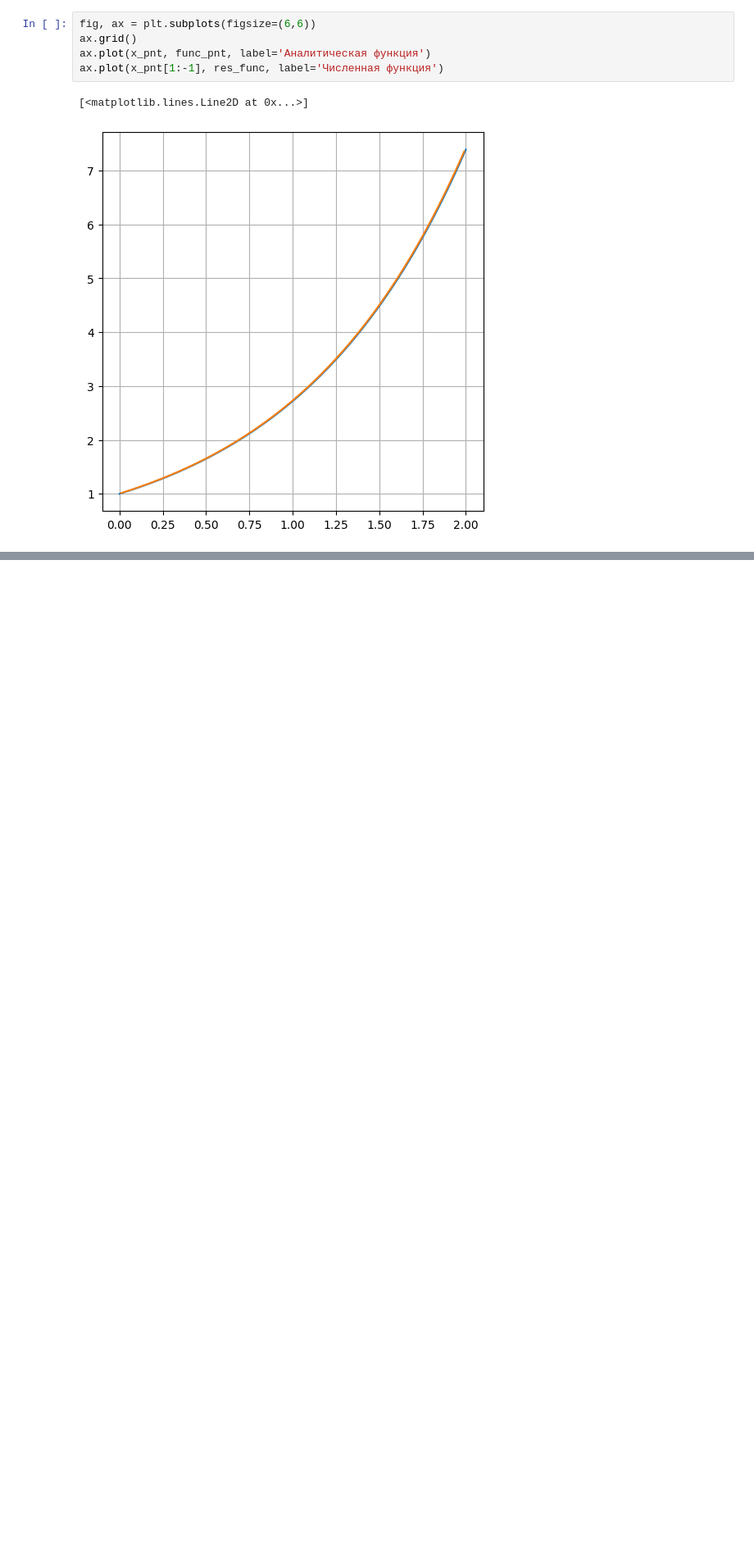
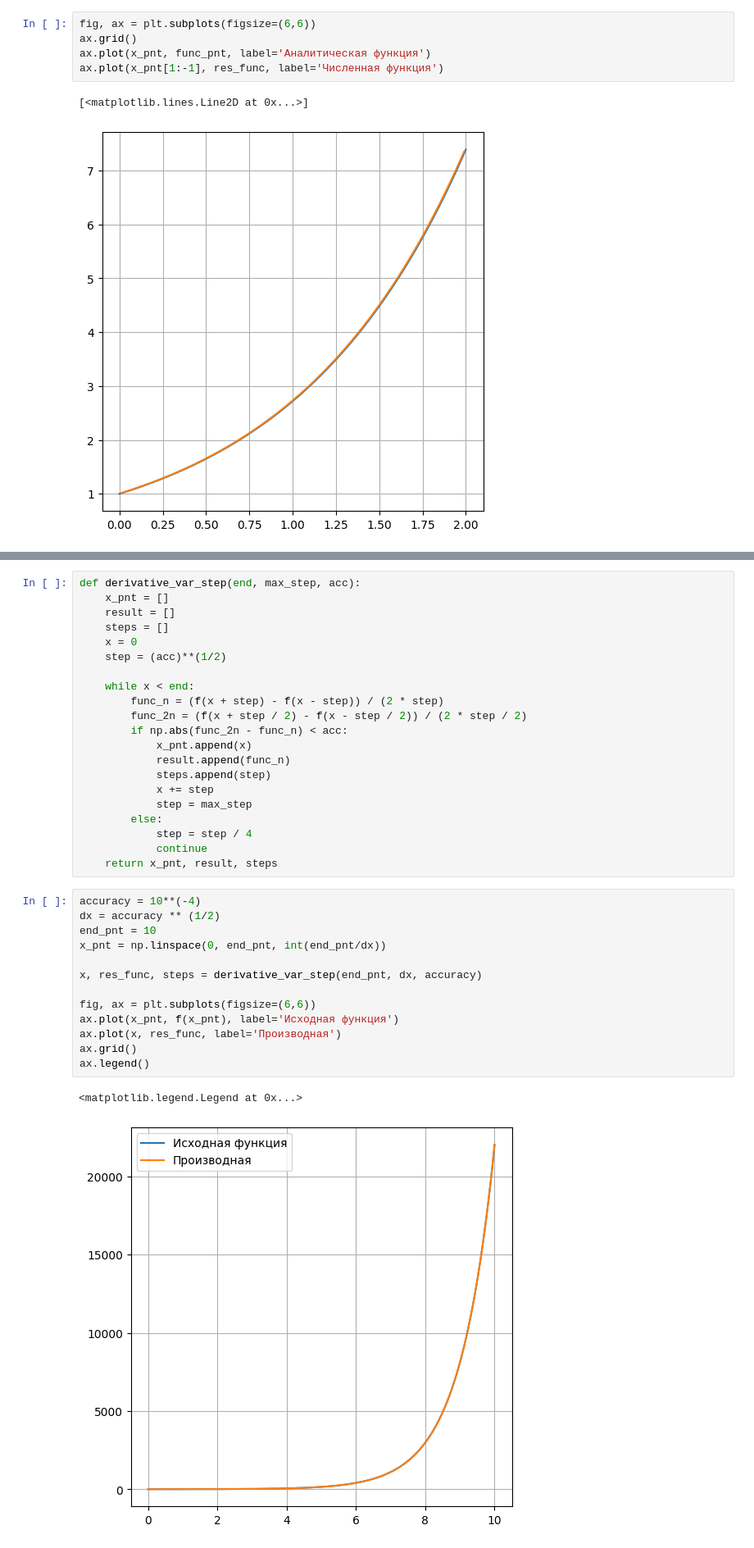
Before and after one commit to drgSURdread/numerical_solver, a Jupyter notebook: Справка/Дифференцирование.ipynb, the cells around one changed output, grey strips where cells are left out. Shown at 82% size. Saved outputs shown, nothing was run; the diff lists cells and outputs as text; blank space fills up the shorter version.

```diff
--- a/Справка/Дифференцирование.ipynb
+++ b/Справка/Дифференцирование.ipynb
@@ -60,0 +101,37 @@ ax.plot(x_pnt[1:-1], res_func, label='Численная функция')
+# %%
+def derivative_var_step(end, max_step, acc):
+    x_pnt = []
+    result = []
+    steps = []
+    x = 0
+    step = (acc)**(1/2)
+
+    while x < end:
+        func_n = (f(x + step) - f(x - step)) / (2 * step)
+        func_2n = (f(x + step / 2) - f(x - step / 2)) / (2 * step / 2)
+        if np.abs(func_2n - func_n) < acc:
+            x_pnt.append(x)
+            result.append(func_n)
+            steps.append(step)
+            x += step
+            step = max_step
+        else:
+            step = step / 4
+            continue
+    return x_pnt, result, steps
+# %%
+accuracy = 10**(-4)
+dx = accuracy ** (1/2)
+end_pnt = 10
+x_pnt = np.linspace(0, end_pnt, int(end_pnt/dx))
+
+x, res_func, steps = derivative_var_step(end_pnt, dx, accuracy)
+
+fig, ax = plt.subplots(figsize=(6,6))
+ax.plot(x_pnt, f(x_pnt), label='Исходная функция')
+ax.plot(x, res_func, label='Производная')
+ax.grid()
+ax.legend()
+# %% [output]
+<matplotlib.legend.Legend at 0x...>
+[figure, added]
```
Also changed, not shown: parts of 13 cells of this notebook.
